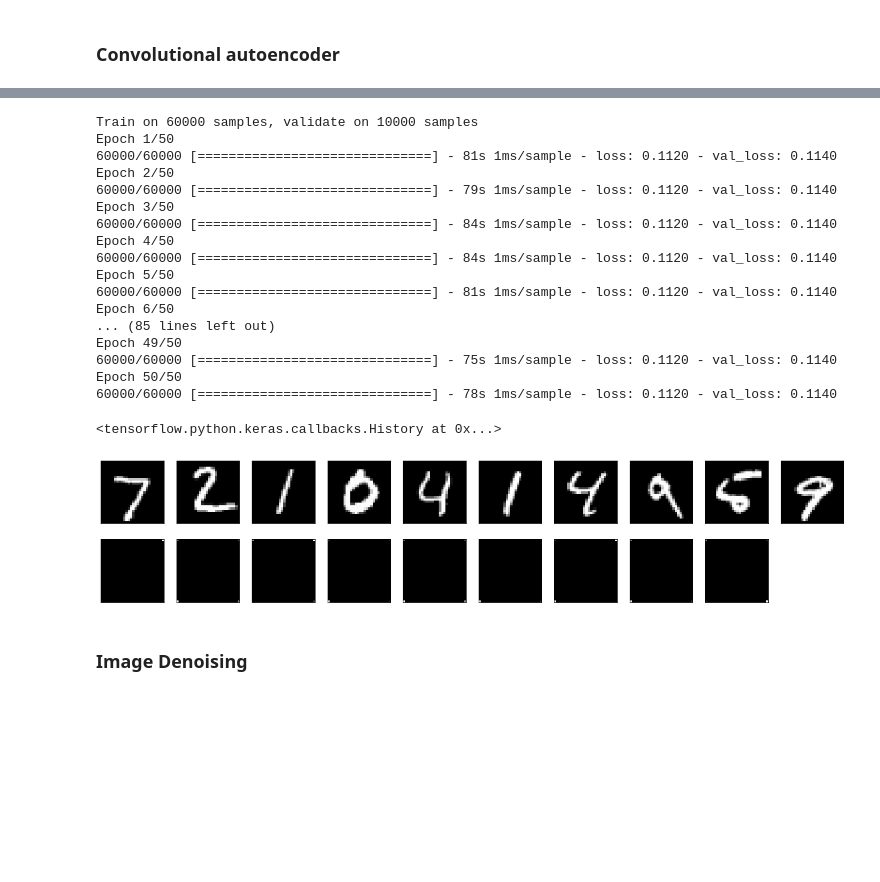
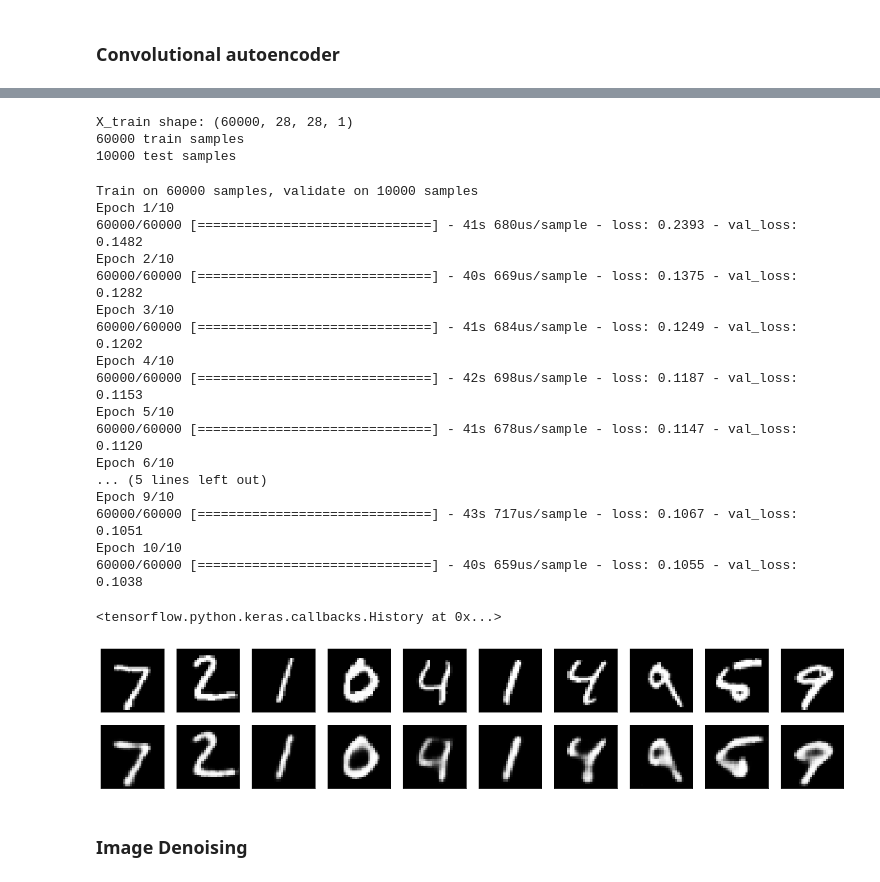
Before and after one commit to 101vinayak/Autoencoders, a Jupyter notebook: Into The World of AutoEncoders.ipynb, the cells around one changed output, grey strips where cells are left out. Saved outputs shown, nothing was run; the diff lists cells and outputs as text; code cells hidden in the pictures; blank space fills up the shorter version.

```diff
--- a/Into The World of AutoEncoders.ipynb
+++ b/Into The World of AutoEncoders.ipynb
@@ -309,53 +320,80 @@ x_test = np.reshape(x_test, (len(x_test), 28, 28, 1))  # adapt this if using `ch
+# %%
+from keras.datasets import mnist
+from keras.utils import np_utils
+import numpy as np
+
+nb_classes = 10
+
+(X_train, y_train), (X_test, y_test) = mnist.load_data()
+
+X_train = X_train.reshape(X_train.shape[0], 28, 28, 1)
+X_test = X_test.reshape(X_test.shape[0], 28, 28, 1)
+X_train = X_train.astype("float32")/255.
+X_test = X_test.astype("float32")/255.
+print('X_train shape:', X_train.shape)
+print(X_train.shape[0], 'train samples')
+print(X_test.shape[0], 'test samples')
+
+y_train = np_utils.to_categorical(y_train, nb_classes)
+y_test = np_utils.to_categorical(y_test, nb_classes)
+# %% [output]
+X_train shape: (60000, 28, 28, 1)
+60000 train samples
+10000 test samples
 # %%
 from tensorflow.keras.callbacks import TensorBoard
 
-autoencoder.fit(x_train, x_train,
-                epochs=50,
+autoencoder.fit(X_train, X_train,
+                epochs=10,
                 batch_size=128,
                 shuffle=True,
-                validation_data=(x_test, x_test),
+                validation_data=(X_test, X_test),
                 callbacks=[TensorBoard(log_dir='/tmp/autoencoder')])
 # %% [output]
 Train on 60000 samples, validate on 10000 samples
-Epoch 1/50
-60000/60000 [==============================] - 81s 1ms/sample - loss: 0.1120 - val_loss: 0.1140
-Epoch 2/50
-60000/60000 [==============================] - 79s 1ms/sample - loss: 0.1120 - val_loss: 0.1140
-Epoch 3/50
-60000/60000 [==============================] - 84s 1ms/sample - loss: 0.1120 - val_loss: 0.1140
-Epoch 4/50
-60000/60000 [==============================] - 84s 1ms/sample - loss: 0.1120 - val_loss: 0.1140
-Epoch 5/50
-60000/60000 [==============================] - 81s 1ms/sample - loss: 0.1120 - val_loss: 0.1140
-Epoch 6/50
-... (85 lines left out)
-Epoch 49/50
-60000/60000 [==============================] - 75s 1ms/sample - loss: 0.1120 - val_loss: 0.1140
-Epoch 50/50
-60000/60000 [==============================] - 78s 1ms/sample - loss: 0.1120 - val_loss: 0.1140
+Epoch 1/10
+60000/60000 [==============================] - 41s 680us/sample - loss: 0.2393 - val_loss: 0.1482
+Epoch 2/10
+60000/60000 [==============================] - 40s 669us/sample - loss: 0.1375 - val_loss: 0.1282
+Epoch 3/10
+60000/60000 [==============================] - 41s 684us/sample - loss: 0.1249 - val_loss: 0.1202
+Epoch 4/10
+60000/60000 [==============================] - 42s 698us/sample - loss: 0.1187 - val_loss: 0.1153
+Epoch 5/10
+60000/60000 [==============================] - 41s 678us/sample - loss: 0.1147 - val_loss: 0.1120
+Epoch 6/10
+... (5 lines left out)
+Epoch 9/10
+60000/60000 [==============================] - 43s 717us/sample - loss: 0.1067 - val_loss: 0.1051
+Epoch 10/10
+60000/60000 [==============================] - 40s 659us/sample - loss: 0.1055 - val_loss: 0.1038
 <tensorflow.python.keras.callbacks.History at 0x...>
 # %%
-decoded_imgs = autoencoder.predict(x_test)
+## Predicting the results
+
+decoded_imgs = autoencoder.predict(X_test)
 
 n = 10
-plt.figure(figsize=(20, 4))
+plt.figure(figsize=(20, 6))
 for i in range(n):
     # display original
-    ax = plt.subplot(2, n, i+1)
-    plt.imshow(x_test[i].reshape(28, 28))
+    ax = plt.subplot(3, n, i+1)
+    plt.imshow(X_test[i].reshape(28, 28))
     plt.gray()
     ax.get_xaxis().set_visible(False)
     ax.get_yaxis().set_visible(False)
 
+
     # display reconstruction
-    ax = plt.subplot(2, n, i + n)
+    ax = plt.subplot(3, n, i+n+1)
     plt.imshow(decoded_imgs[i].reshape(28, 28))
     plt.gray()
     ax.get_xaxis().set_visible(False)
     ax.get_yaxis().set_visible(False)
+
 plt.show()
 # %% [output]
-[figure, old version]
+[figure, new version]
 # %% [markdown]
 ### Image Denoising
 # %%
```
Also changed, not shown: parts of 12 cells of this notebook.
